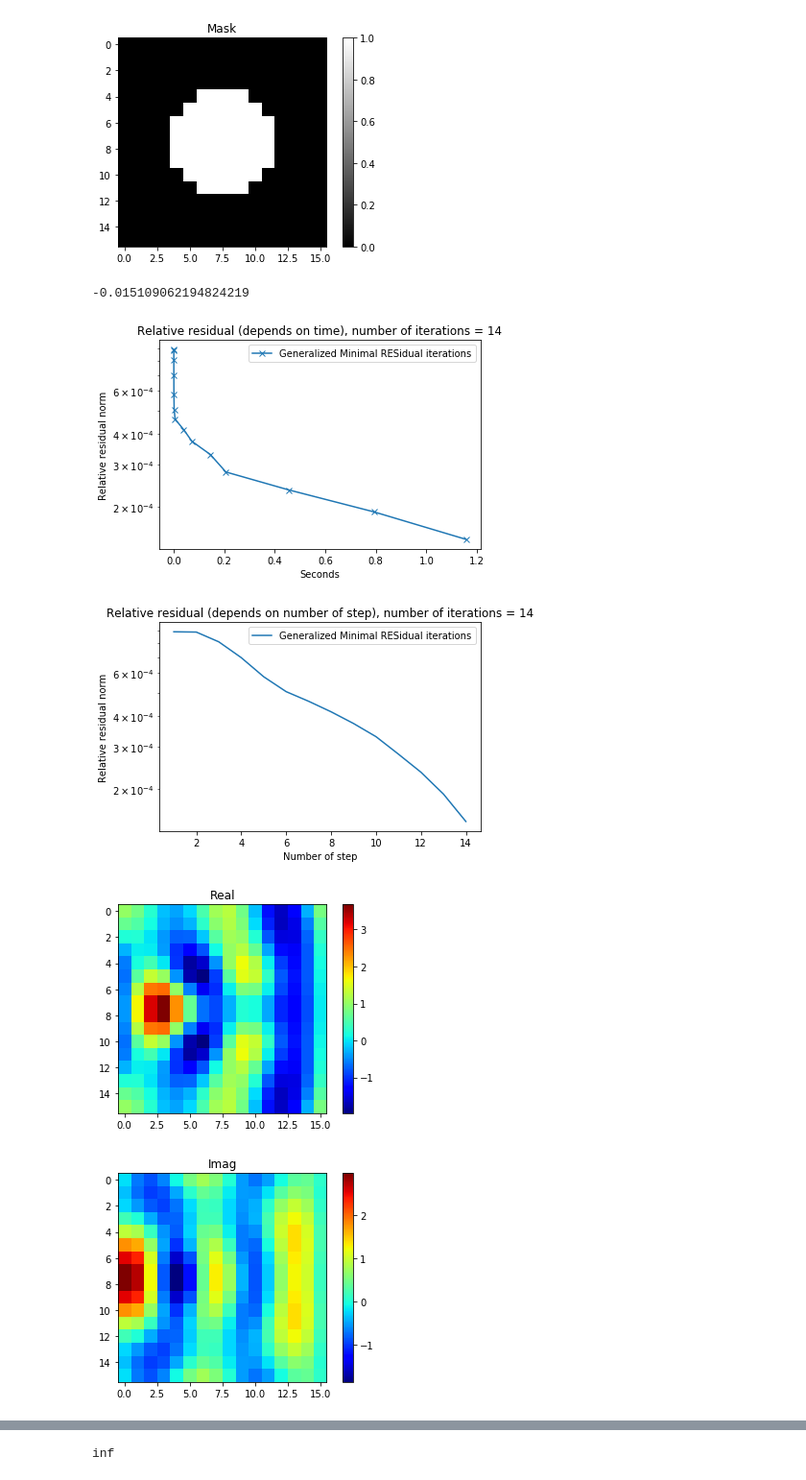
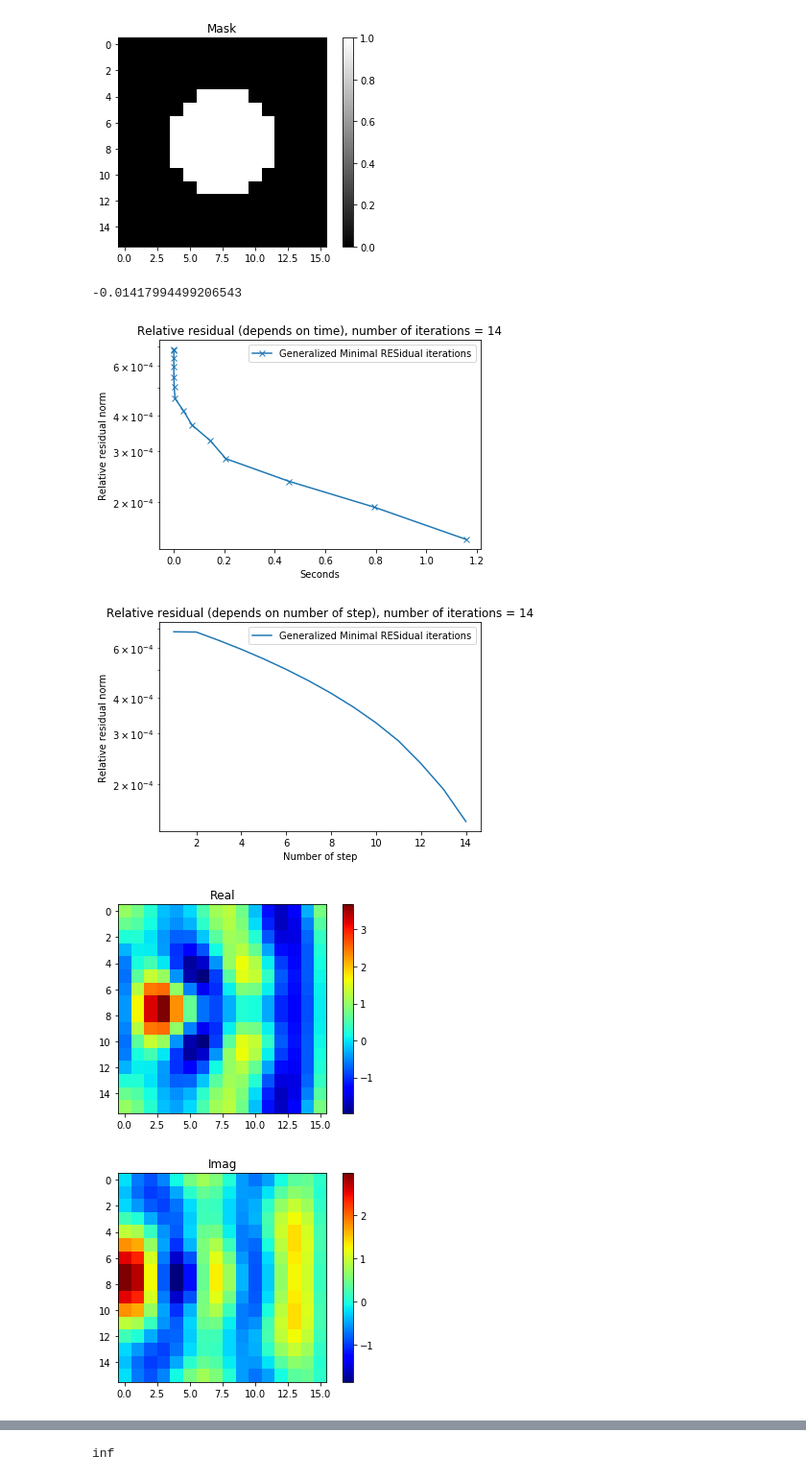
Before and after one commit to archilless/Minin, a Jupyter notebook: project.ipynb, the cells around one changed output, grey strips where cells are left out. Shown at 96% size. Drawn from its saved outputs; the diff is of its cells as text; code cells hidden in the pictures.

```diff
--- a/project.ipynb
+++ b/project.ipynb
@@ -109,6 +109,7 @@ import scipy.sparse.linalg as spla
 import inspect
 import time
 
+x_last = get_plane_wave(1,k,size).reshape(-1,1)
 def plot__solution_re_im_abs_mask(solution, size):
     solution_re = solution.real.reshape(-1,size)
     solution_im = solution.imag.reshape(-1,size)
@@ -144,9 +145,12 @@ def gmres_solver(A, b, x0, maxiter, tol,
     solution, info =  spla.gmres(A, b,  x0=x0, maxiter = maxiter, tol = tol, restart  = maxiter, callback = lambda x:
         gmres_residuals_with_t.append([(inspect.currentframe().f_back).f_locals['resid'], time.time()])
         )
-    gmres_residuals_with_t = np.array(gmres_residuals_with_t).T
-    gmres_residuals_with_t[1] = gmres_residuals_with_t[1]-t0
-    gmres_t, gmres_residuals = gmres_residuals_with_t
+    if len(gmres_residuals_with_t)>1:
+        gmres_residuals_with_t = np.array(gmres_residuals_with_t).T
+        gmres_residuals_with_t[1] = gmres_residuals_with_t[1]-t0
+        gmres_t, gmres_residuals = gmres_residuals_with_t
+    else:
+        gmres_t, gmres_residuals = [],[]
     if (display_convergence_info == True):
         if (info == 0):
             print("Status: Converged, successful exit")
@@ -161,38 +165,41 @@ def gmres_solver(A, b, x0, maxiter, tol,
         print('Achieved tolerance = ', np.linalg.norm(A.dot(solution.reshape(-1,1))-b)/np.linalg.norm(b))
     if (convergence_info == True):
         return solution, info
     return solution
 
-def launch_solver(eps, k, maxiter=300, tol = 1e-6):
+def launch_solver(eps, k, x0 = None ,maxiter=300, tol = 1e-6):
+    global x_last
     size = int(np.sqrt(eps.shape[0]))
     A = spla.LinearOperator(shape = (size**2, size**2), matvec = lambda x: matvec(x,eps,k))
     b = get_plane_wave(1,k,size).reshape(-1,1)
-    x0 = np.ones(size**2).reshape(-1,1)
+    if x0 is None:
+        x0 = x_last
     solution, info = gmres_solver(A, b, x0,
                                maxiter=maxiter,
                                tol=tol,
                                convergence_info = True)
+    x_last = solution.reshape(-1,1)
     return solution, info
 
 def show_residuals(eps, k, maxiter=300, tol = 1e-6):
     size = int(np.sqrt(eps.shape[0]))
     A = spla.LinearOperator(shape = (size**2, size**2), matvec = lambda x: matvec(x,eps,k))
     b = get_plane_wave(1,k,size).reshape(-1,1)
     x0 = np.ones(size**2).reshape(-1,1)
     gmres_solver(A, b, x0,
                  maxiter=maxiter,
                  tol=tol,
                  draw_graph_flag = True)
 
 t = time.time()
 solution, info = launch_solver(eps=eps, k=k)
 print(t-time.time())
 show_residuals(eps=eps, k=k)
 solution_re, solution_im, solution_abs, solution_abs_mask = plot__solution_re_im_abs_mask(solution, size)
 # %% [output]
--0.015109062194824219
+-0.01417994499206543
-[figure, old version]
+[figure, new version]
-[figure, old version]
+[figure, new version]
 [figure]
 [figure]
 [figure]
```
Also changed, not shown: parts of 2 cells of this notebook.
